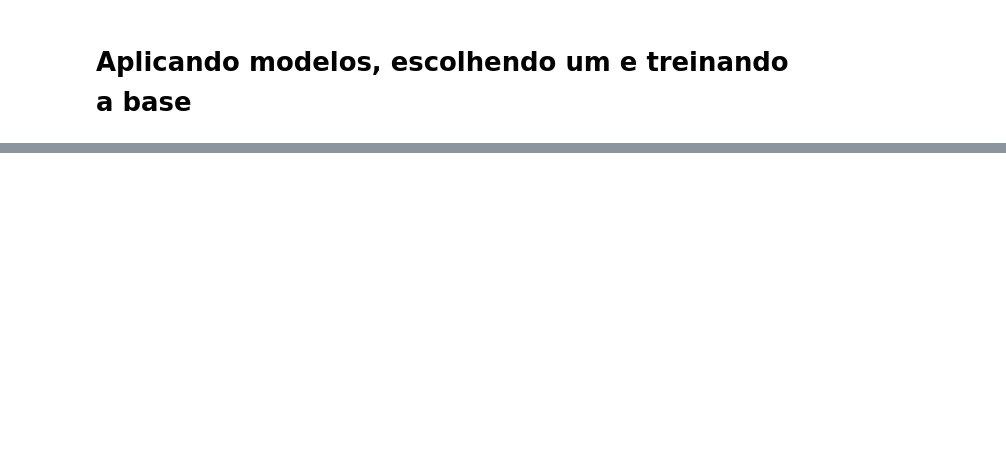
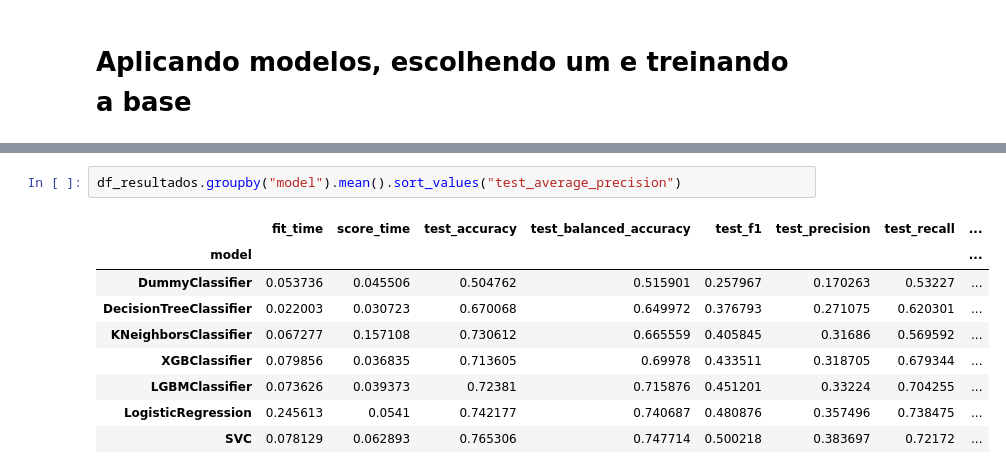
Before and after one commit to Antonio-Manoel/IBM-attrition, a Jupyter notebook: notebooks/MachineLearning.ipynb, the cells around one changed output, grey strips where cells are left out. Drawn from its saved outputs; the diff is of its cells as text; blank space fills up the shorter version.

```diff
--- a/notebooks/MachineLearning.ipynb
+++ b/notebooks/MachineLearning.ipynb
@@ -50,0 +170,12 @@ sns.set_theme(palette="bright")
+# %%
+df_resultados.groupby("model").mean().sort_values("test_average_precision")
+# %% [output]
+|  | fit_time | score_time | test_accuracy | test_balanced_accuracy | test_f1 | test_precision | test_recall | ... |
+| model |  |  |  |  |  |  |  | ... |
+| DummyClassifier | 0.053736 | 0.045506 | 0.504762 | 0.515901 | 0.257967 | 0.170263 | 0.53227 | ... |
+| DecisionTreeClassifier | 0.022003 | 0.030723 | 0.670068 | 0.649972 | 0.376793 | 0.271075 | 0.620301 | ... |
+| KNeighborsClassifier | 0.067277 | 0.157108 | 0.730612 | 0.665559 | 0.405845 | 0.31686 | 0.569592 | ... |
+| XGBClassifier | 0.079856 | 0.036835 | 0.713605 | 0.69978 | 0.433511 | 0.318705 | 0.679344 | ... |
+| LGBMClassifier | 0.073626 | 0.039373 | 0.72381 | 0.715876 | 0.451201 | 0.33224 | 0.704255 | ... |
+| LogisticRegression | 0.245613 | 0.0541 | 0.742177 | 0.740687 | 0.480876 | 0.357496 | 0.738475 | ... |
+| SVC | 0.078129 | 0.062893 | 0.765306 | 0.747714 | 0.500218 | 0.383697 | 0.72172 | ... |
```
Also changed, not shown: parts of 20 cells of this notebook, 1 other file.
